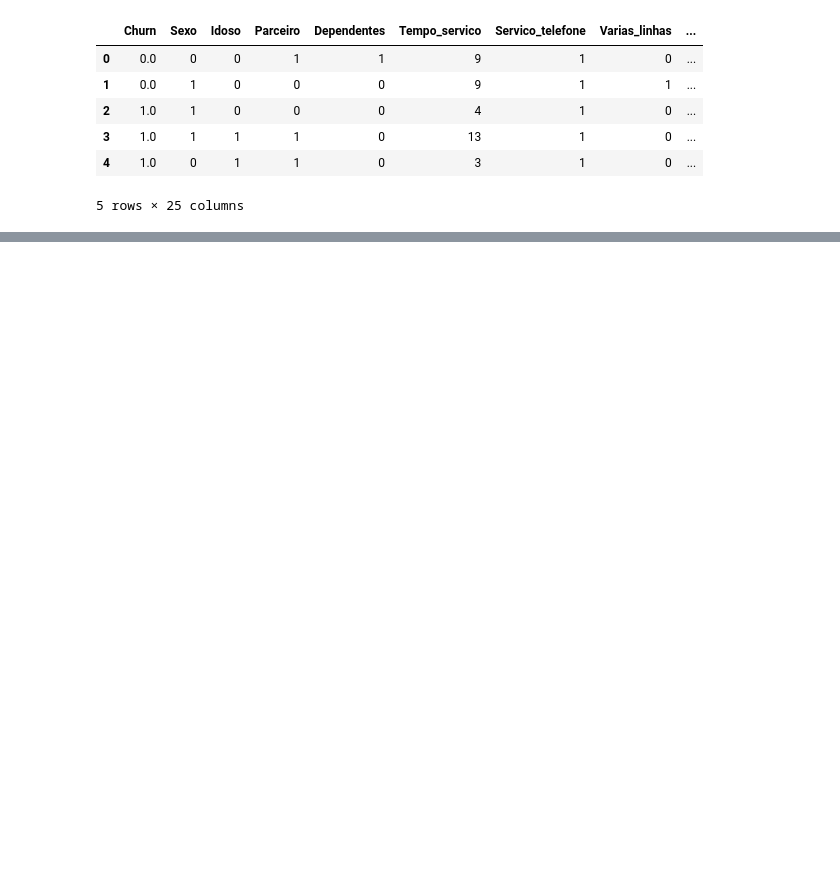
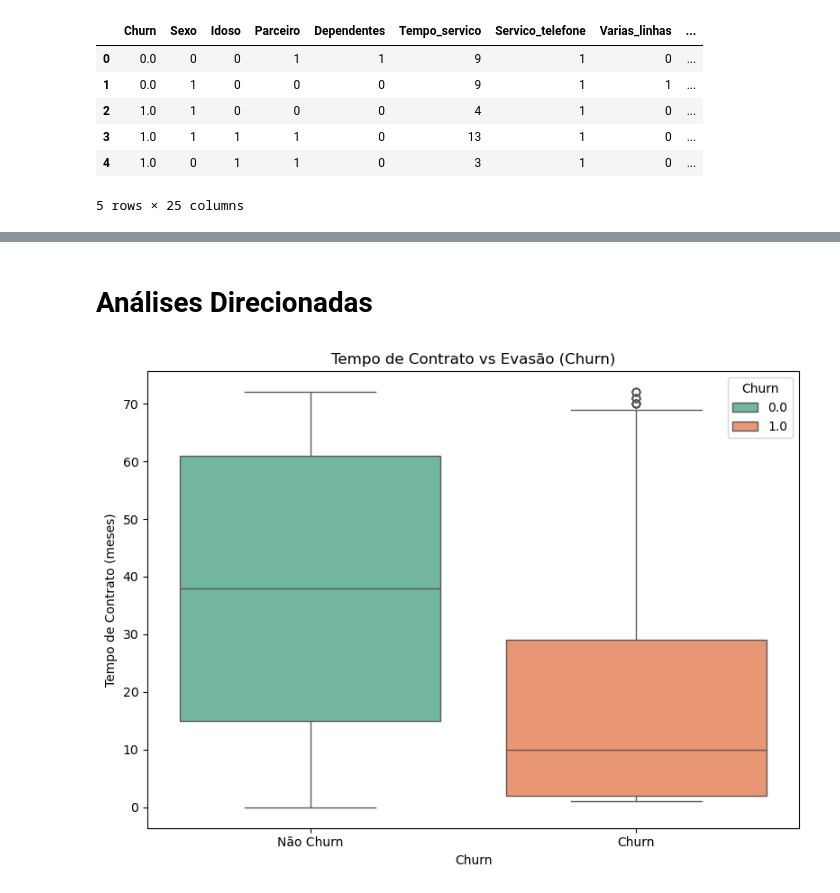
Before and after one commit to TheD4rkNss/Challenge-Telecom-X-parte-2, a Jupyter notebook: Telecom_X_BR.ipynb, the cells around one changed output, grey strips where cells are left out. Saved outputs shown, nothing was run; the diff lists cells and outputs as text; code cells hidden in the pictures; blank space fills up the shorter version.

```diff
--- a/Telecom_X_BR.ipynb
+++ b/Telecom_X_BR.ipynb
@@ -189,0 +254,15 @@ memory usage: 1.0 MB
+# %% [markdown]
+# Análises Direcionadas
+# %%
+# Relação: Tempo de contrato × Evasão (Churn)
+if 'Tempo_servico' in df.columns:
+    plt.figure(figsize=(8, 6))
+    sns.boxplot(x='Churn', y='Tempo_servico', data=df, palette='Set2', hue= 'Churn')
+    plt.title('Tempo de Contrato vs Evasão (Churn)')
+    plt.xlabel('Churn')
+    plt.ylabel('Tempo de Contrato (meses)')
+    plt.xticks([0, 1], ['Não Churn', 'Churn'])
+    plt.tight_layout()
+    plt.show()
+# %% [output]
+[figure, added]
```
Also changed, not shown: parts of 18 cells of this notebook.
